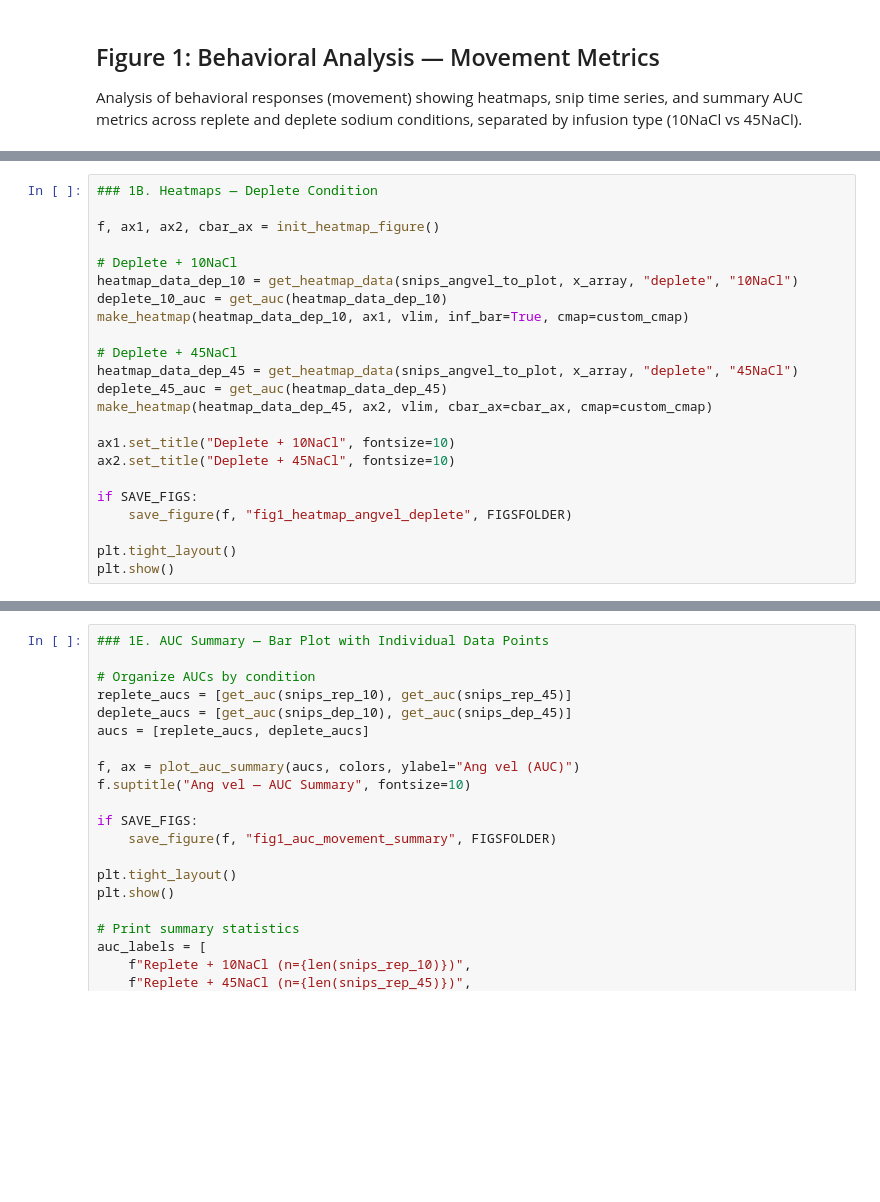
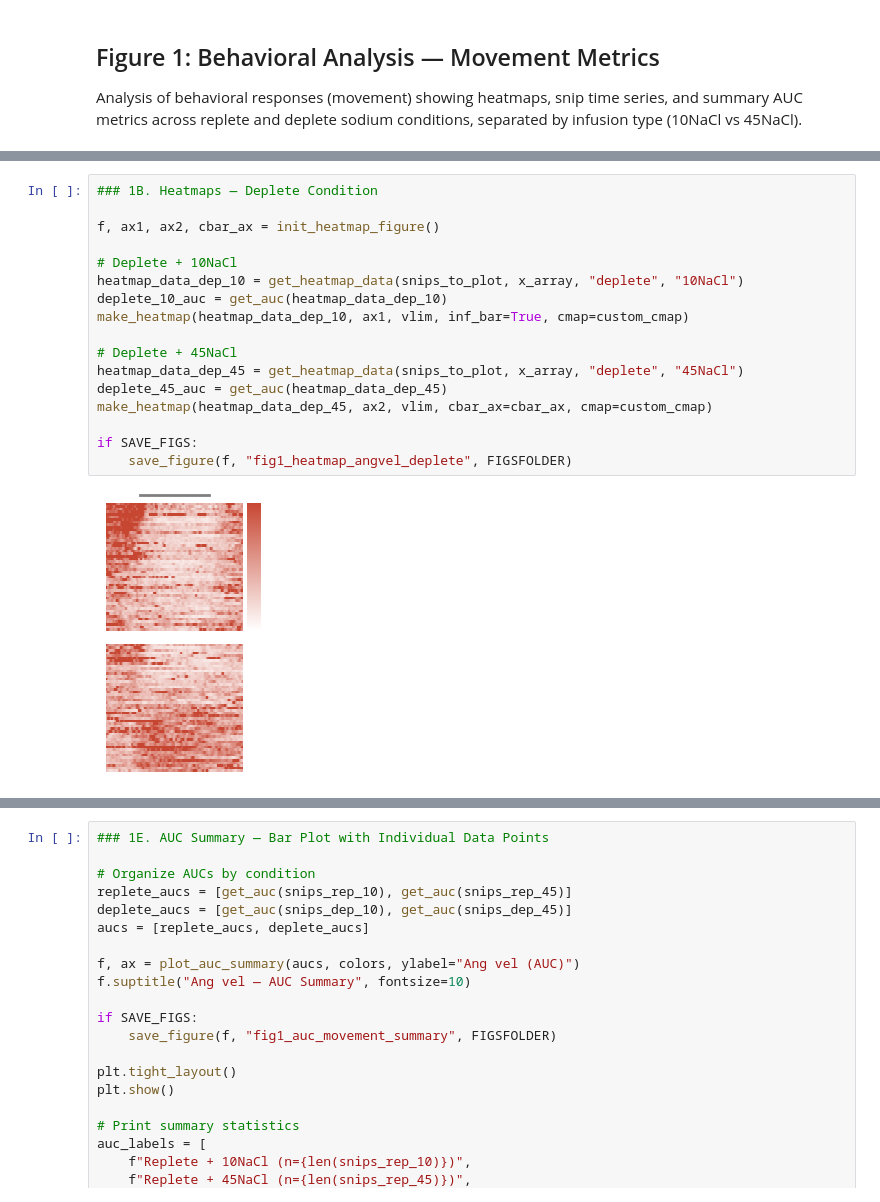
Before and after one commit to jaimemcc/bazzino, a Jupyter notebook: notebooks/figure_1_paper.ipynb, the cells around one changed output, grey strips where cells are left out. Drawn from its saved outputs; the diff is of its cells as text; blank space fills up the shorter version.

```diff
--- a/notebooks/figure_1_paper.ipynb
+++ b/notebooks/figure_1_paper.ipynb
@@ -197,26 +162,22 @@ plt.show()
 # %%
 ### 1B. Heatmaps — Deplete Condition
 
 f, ax1, ax2, cbar_ax = init_heatmap_figure()
 
 # Deplete + 10NaCl
-heatmap_data_dep_10 = get_heatmap_data(snips_angvel_to_plot, x_array, "deplete", "10NaCl")
+heatmap_data_dep_10 = get_heatmap_data(snips_to_plot, x_array, "deplete", "10NaCl")
 deplete_10_auc = get_auc(heatmap_data_dep_10)
 make_heatmap(heatmap_data_dep_10, ax1, vlim, inf_bar=True, cmap=custom_cmap)
 
 # Deplete + 45NaCl
-heatmap_data_dep_45 = get_heatmap_data(snips_angvel_to_plot, x_array, "deplete", "45NaCl")
+heatmap_data_dep_45 = get_heatmap_data(snips_to_plot, x_array, "deplete", "45NaCl")
 deplete_45_auc = get_auc(heatmap_data_dep_45)
 make_heatmap(heatmap_data_dep_45, ax2, vlim, cbar_ax=cbar_ax, cmap=custom_cmap)
 
-ax1.set_title("Deplete + 10NaCl", fontsize=10)
-ax2.set_title("Deplete + 45NaCl", fontsize=10)
-
 if SAVE_FIGS:
     save_figure(f, "fig1_heatmap_angvel_deplete", FIGSFOLDER)
-
-plt.tight_layout()
-plt.show()
+# %% [output]
+[figure, added]
 # %%
 ### Z-scored Angular Velocity (baseline normalized) - Replete Condition
 
```
Also changed, not shown: parts of 10 cells of this notebook, 13 other files.
